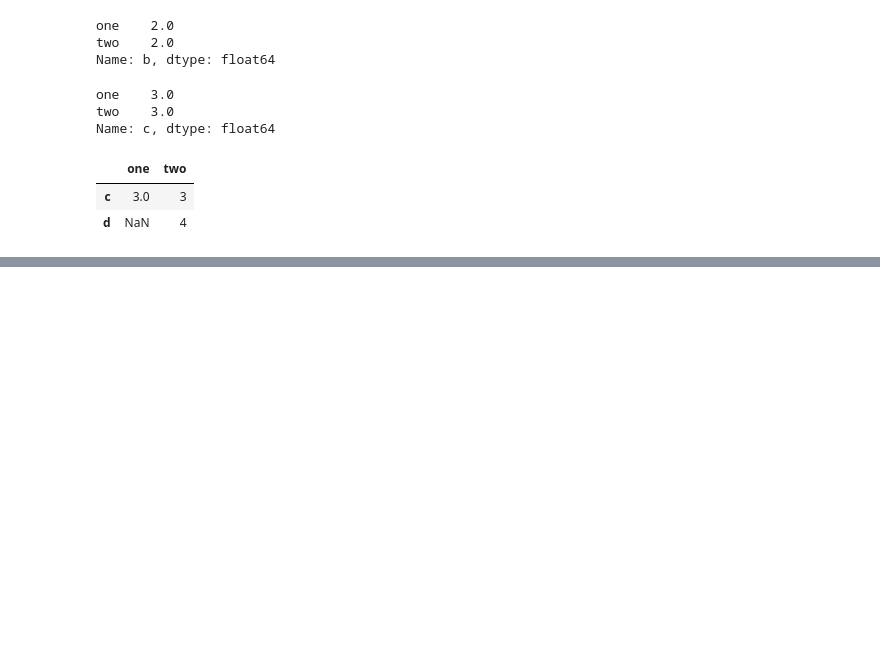
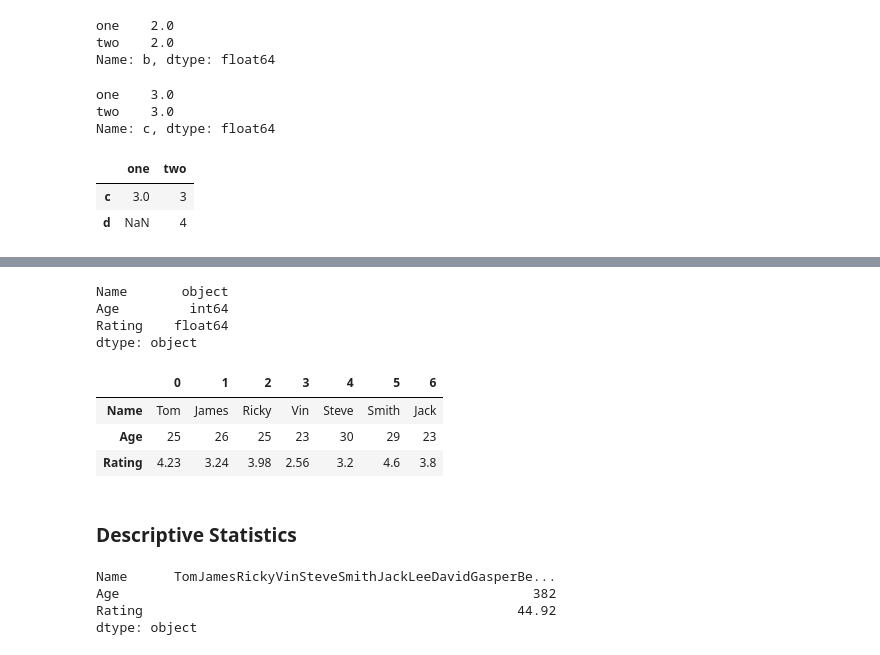
Before and after one commit to karenacorn99/data-science-cheatcheets, a Jupyter notebook: pandas.ipynb, the cells around one changed output, grey strips where cells are left out. Drawn from its saved outputs; the diff is of its cells as text; code cells hidden in the pictures; blank space fills up the shorter version.

```diff
--- a/pandas.ipynb
+++ b/pandas.ipynb
@@ -269,0 +346,20 @@ df[2:4]
+# %%
+d = {'Name':pd.Series(['Tom','James','Ricky','Vin','Steve','Smith','Jack']),
+   'Age':pd.Series([25,26,25,23,30,29,23]),
+   'Rating':pd.Series([4.23,3.24,3.98,2.56,3.20,4.6,3.8])}
+df = pd.DataFrame(d)
+df.dtypes
+# %% [output]
+Name       object
+Age         int64
+Rating    float64
+dtype: object
+# %%
+df.T
+# %% [output]
+|  | 0 | 1 | 2 | 3 | 4 | 5 | 6 |
+| Name | Tom | James | Ricky | Vin | Steve | Smith | Jack |
+| Age | 25 | 26 | 25 | 23 | 30 | 29 | 23 |
+| Rating | 4.23 | 3.24 | 3.98 | 2.56 | 3.2 | 4.6 | 3.8 |
+# %% [markdown]
+### Descriptive Statistics ###
@@ -269,0 +374,7 @@ df[2:4]
+# %%
+df.sum()
+# %% [output]
+Name      TomJamesRickyVinSteveSmithJackLeeDavidGasperBe...
+Age                                                     382
+Rating                                                44.92
+dtype: object
```
Also changed, not shown: parts of 17 cells of this notebook.
